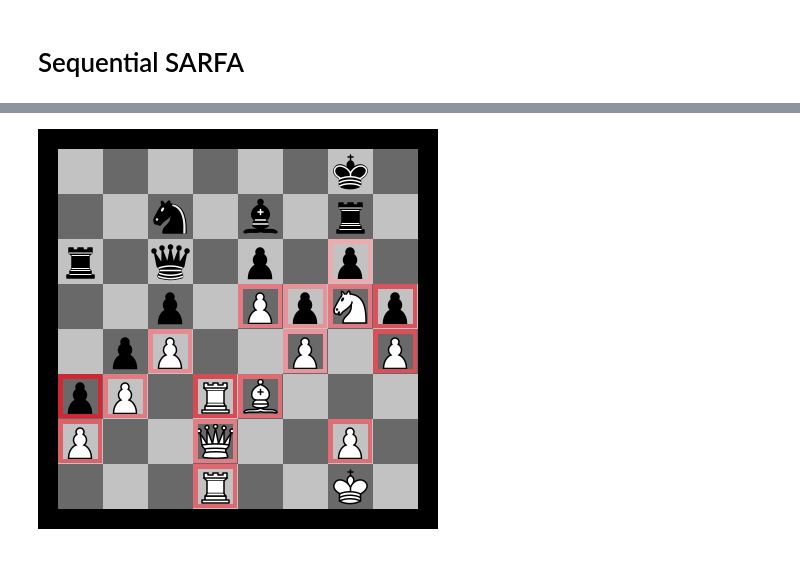
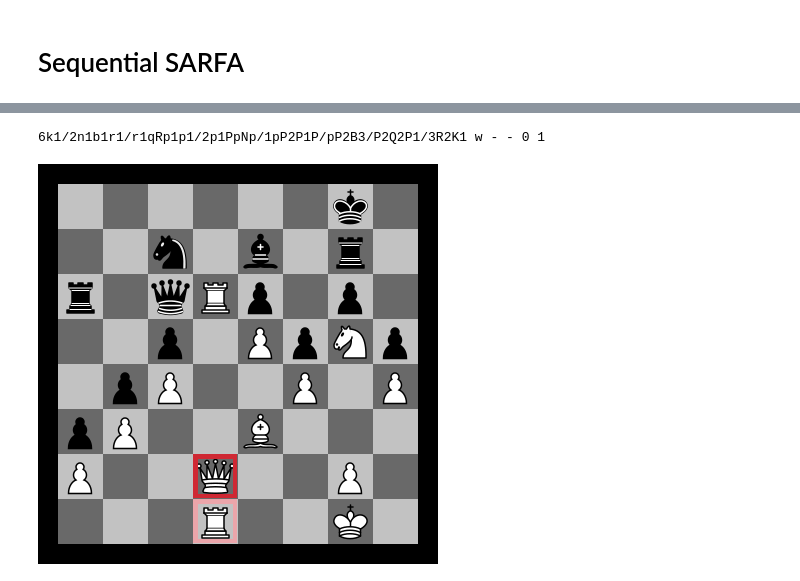
Before and after one commit to radroof22/xAI-chess, a Jupyter notebook: sarfa_baseline.ipynb, the cells around one changed output, grey strips where cells are left out. Saved outputs shown, nothing was run; the diff lists cells and outputs as text; code cells hidden in the pictures.

```diff
--- a/sarfa_baseline.ipynb
+++ b/sarfa_baseline.ipynb
@@ -61,10 +64,10 @@ action: chess.Move = chess.Move.from_uci("e3f2")
 # %%
 saliency_results: dict[str, float] = defaultdict(int)
 perturber = RemovalPerturber(board)
-saliency_calculator = SarfaBaseline(engine, board)
+saliency_calculator = SarfaBaseline(engine, board, runtime=2)
 for perturbed_board, perturbed_position_str in perturber.process():
 
-    saliency: float = saliency_calculator.compute(perturbed_board, action)
+    saliency, _ = saliency_calculator.compute(perturbed_board, action)
     saliency_results[perturbed_position_str] = saliency
 # %%
 path = board_visualization.show_heatmap(saliency_results, action)
@@ -77,6 +80,3 @@ display(Image(path))
 from chess_dataset import SafraBenchmark
 from sklearn.metrics import roc_curve, auc
 import matplotlib.pyplot as plt
-# %%
-board = chess.Board('2r2rk1/pp1bqpp1/2nppn1p/2p3N1/1bP5/1PN3P1/PBQPPPBP/3R1RK1 w - - 0 1')
-board
@@ -136,31 +137,34 @@ plt.show()
 # %%
 engine = Engine("./stockfish_15_x64_avx2")
+saliency_results_per_step = []
+actions = []
 
 def sequential_saliency_algorithm(fen, discount_factor, depth):
     board = chess.Board(fen)
 
     saliency_results: dict[str, float] = defaultdict(int)
     perturber = RemovalPerturber(board)
-    saliency_calculator = SarfaBaseline(engine, board)
-    saliency_results_per_step = []
-    optimal_move = None
+
     current_to_original_pos_mapping = {pos: pos for pos in get_all_pos()}
 
     for curr_step in range(0, depth):
         print(f"curr step: {curr_step}")
+        saliency_calculator = SarfaBaseline(engine, board)
+
         for perturbed_board, perturbed_position_str in perturber.process():
             saliency, optimal_move_original_board = saliency_calculator.compute(perturbed_board, None)
 
-            if (optimal_move == None):
-                optimal_move = optimal_move_original_board
+            optimal_move = optimal_move_original_board
 
             perturbed_position_original_str = current_to_original_pos_mapping[perturbed_position_str]
             saliency_results[perturbed_position_original_str] += (saliency * (discount_factor ** curr_step))
 
         saliency_results_per_step.append((saliency_results.copy(), board.copy()))
 
-        # take next optimal move
+        # take optimal action on the current board
+        # use this new board is the action for next iteration
         optimal_move_obj = chess.Move.from_uci(optimal_move)
+        actions.append(optimal_move_obj)
         board.push(optimal_move_obj)
         saliency_calculator.original_board_actions = set(board.legal_moves)
 
@@ -175,11 +179,12 @@ def sequential_saliency_algorithm(fen, discount_factor, depth):
 
 
 
-    return saliency_results, saliency_results_per_step
+    return saliency_results
 # %%
-fen = '6k1/2n1b1r1/r1q1p1p1/2p1PpNp/1pP2P1P/pP1RB3/P2Q2P1/3R2K1 w - - 0 1'
+# fen = 'r2qrbk1/1bp2ppp/p2p1n2/2p2NB1/4P3/2N2Q2/PPP2PPP/R3R1K1 w - - 0 1
+fen = "6k1/2n1b1r1/r1qRp1p1/2p1PpNp/1pP2P1P/pP2B3/P2Q2P1/3R2K1 w - - 0 1"
 discount_factor = 0.9
 depth = 3
-saliency_results, saliency_results_per_step = sequential_saliency_algorithm(fen, discount_factor, depth)
+saliency_results = sequential_saliency_algorithm(fen, discount_factor, depth)
 # %% [output]
 curr step: 0
@@ -203,7 +193,10 @@ KeyboardInterrupt:
+# %%
+print(fen)
+# %% [output]
+6k1/2n1b1r1/r1qRp1p1/2p1PpNp/1pP2P1P/pP2B3/P2Q2P1/3R2K1 w - - 0 1
 # %%
-step = 0
-board_visualization = BoardVisualization(saliency_results_per_step[step][1])
-path = board_visualization.show_heatmap(saliency_results_per_step[step][0], None)
+board_visualization = BoardVisualization(chess.Board(fen))
+path = board_visualization.show_heatmap(saliency_results, None)
 display(Image(path))
 # %% [output]
-[figure, old version]
+[figure, new version]
```
Also changed, not shown: parts of 17 cells of this notebook.
